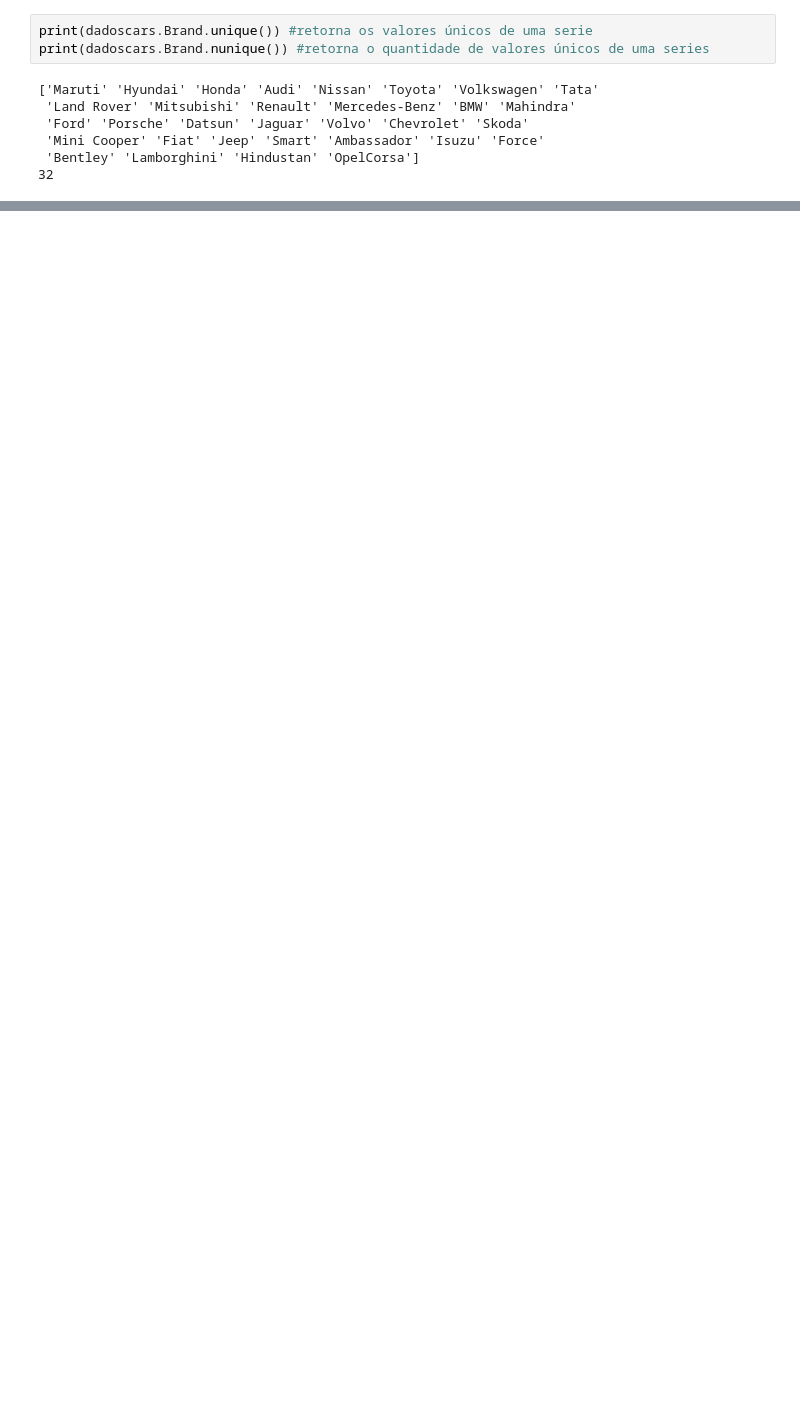
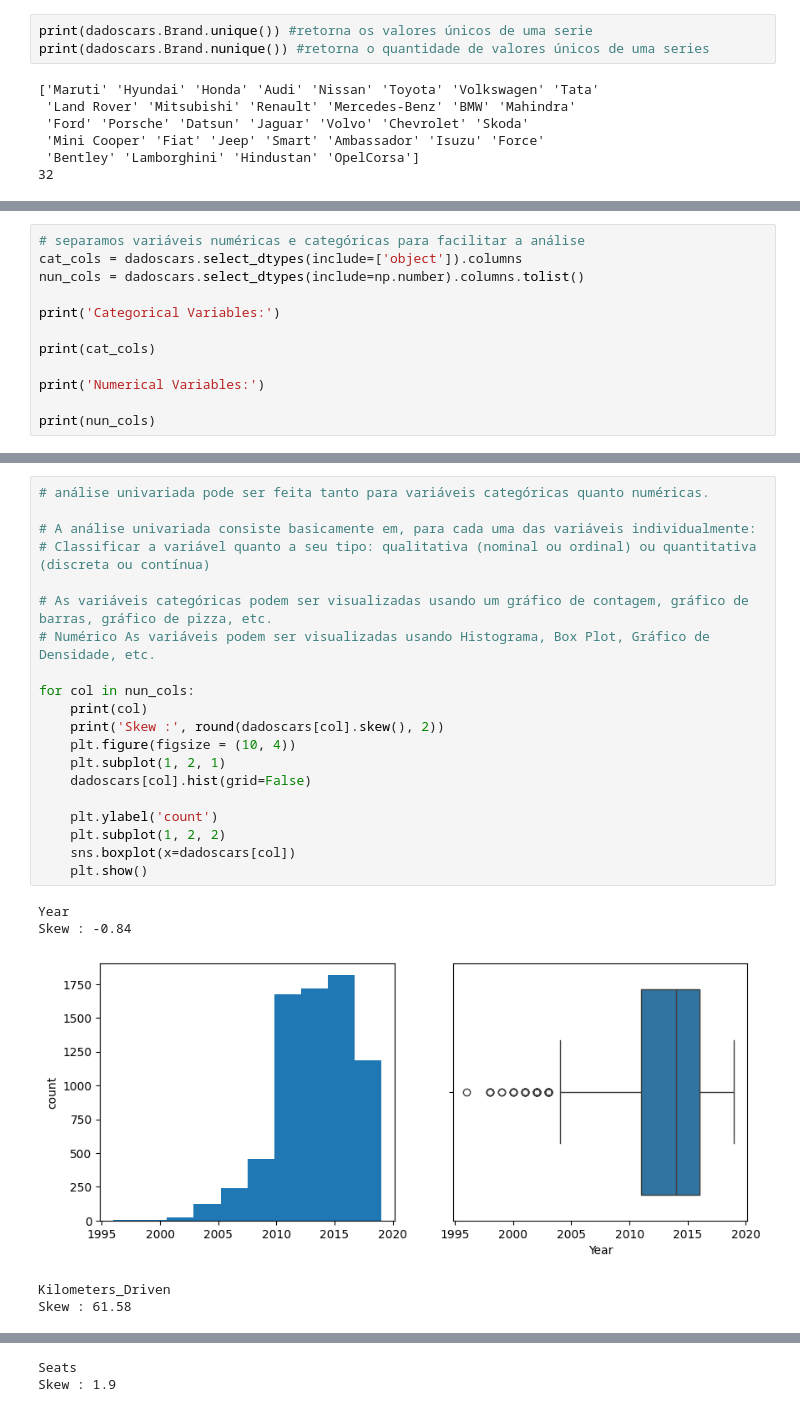
Before and after one commit to rrssouza/Exploratory_Data_Analysis, a Jupyter notebook: AnaliseExploratoriaDados.ipynb, the cells around one changed output, grey strips where cells are left out. Drawn from its saved outputs; the diff is of its cells as text; blank space fills up the shorter version.

Commit message:
análise univariada incluída no file ipynb

```diff
--- a/AnaliseExploratoriaDados.ipynb
+++ b/AnaliseExploratoriaDados.ipynb
@@ -221,3 +221,15 @@ dadoscars.describe(include='all').T
 | Car_Age | 7253.0 | NaN | NaN | NaN | 10.634634 | 3.254421 | 5.0 | 8.0 | 10.0 | 13.0 | 28.0 |
 | Brand | 7253 | 32 | Maruti | 1444 | NaN | NaN | NaN | NaN | NaN | NaN | NaN |
 | Model | 7252 | 726 | Swift Dzire | 189 | NaN | NaN | NaN | NaN | NaN | NaN | NaN |
+# %%
+# separamos variáveis numéricas e categóricas para facilitar a análise
+cat_cols = dadoscars.select_dtypes(include=['object']).columns
+nun_cols = dadoscars.select_dtypes(include=np.number).columns.tolist()
+
+print('Categorical Variables:')
+
+print(cat_cols)
+
+print('Numerical Variables:')
+
+print(nun_cols)
@@ -223,0 +243,26 @@ dadoscars.describe(include='all').T
+# %%
+# análise univariada pode ser feita tanto para variáveis categóricas quanto numéricas.
+
+# A análise univariada consiste basicamente em, para cada uma das variáveis individualmente:
+# Classificar a variável quanto a seu tipo: qualitativa (nominal ou ordinal) ou quantitativa (discreta ou contínua)
+
+# As variáveis categóricas podem ser visualizadas usando um gráfico de contagem, gráfico de barras, gráfico de pizza, etc.
+# Numérico As variáveis podem ser visualizadas usando Histograma, Box Plot, Gráfico de Densidade, etc.
+
+for col in nun_cols:
+    print(col)
+    print('Skew :', round(dadoscars[col].skew(), 2))
+    plt.figure(figsize = (10, 4))
+    plt.subplot(1, 2, 1)
+    dadoscars[col].hist(grid=False)
+
+    plt.ylabel('count')
+    plt.subplot(1, 2, 2)
+    sns.boxplot(x=dadoscars[col])
+    plt.show()
+# %% [output]
+Year
+Skew : -0.84
+[figure, added]
+Kilometers_Driven
+Skew : 61.58
@@ -223,0 +270,2 @@ dadoscars.describe(include='all').T
+Seats
+Skew : 1.9
```
Also changed, not shown: parts of 2 cells of this notebook.
